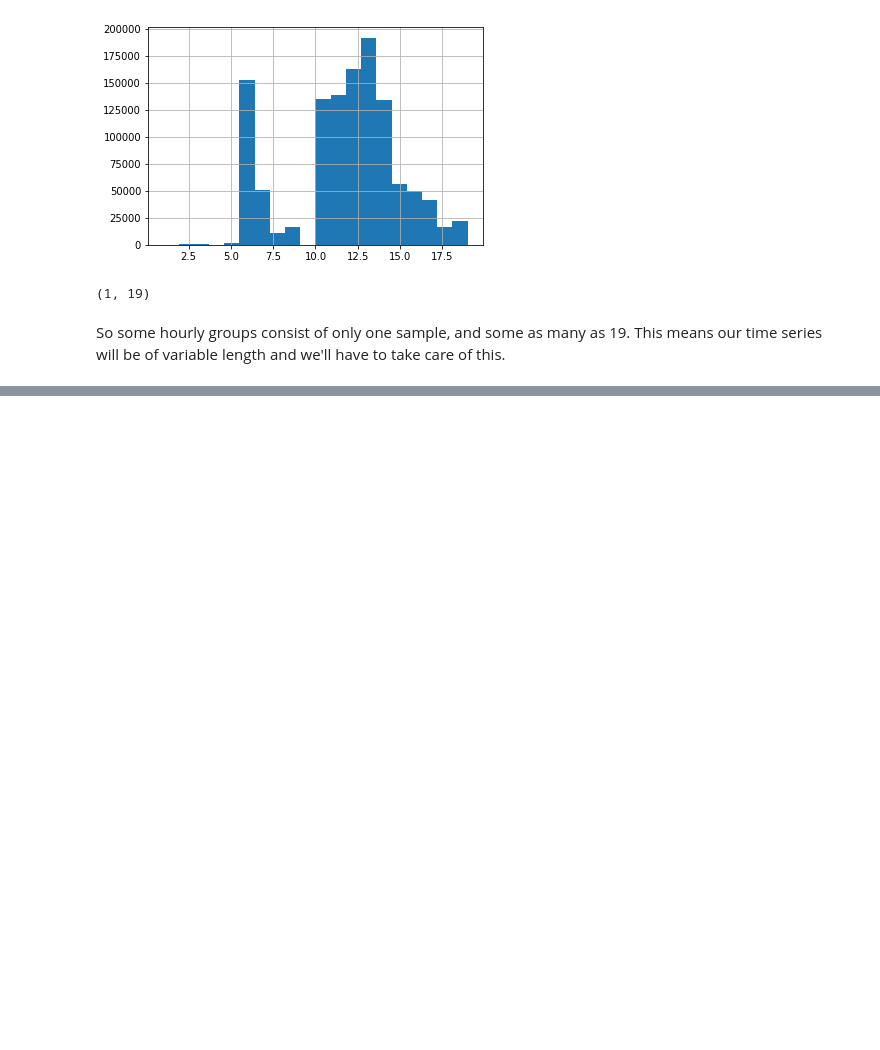
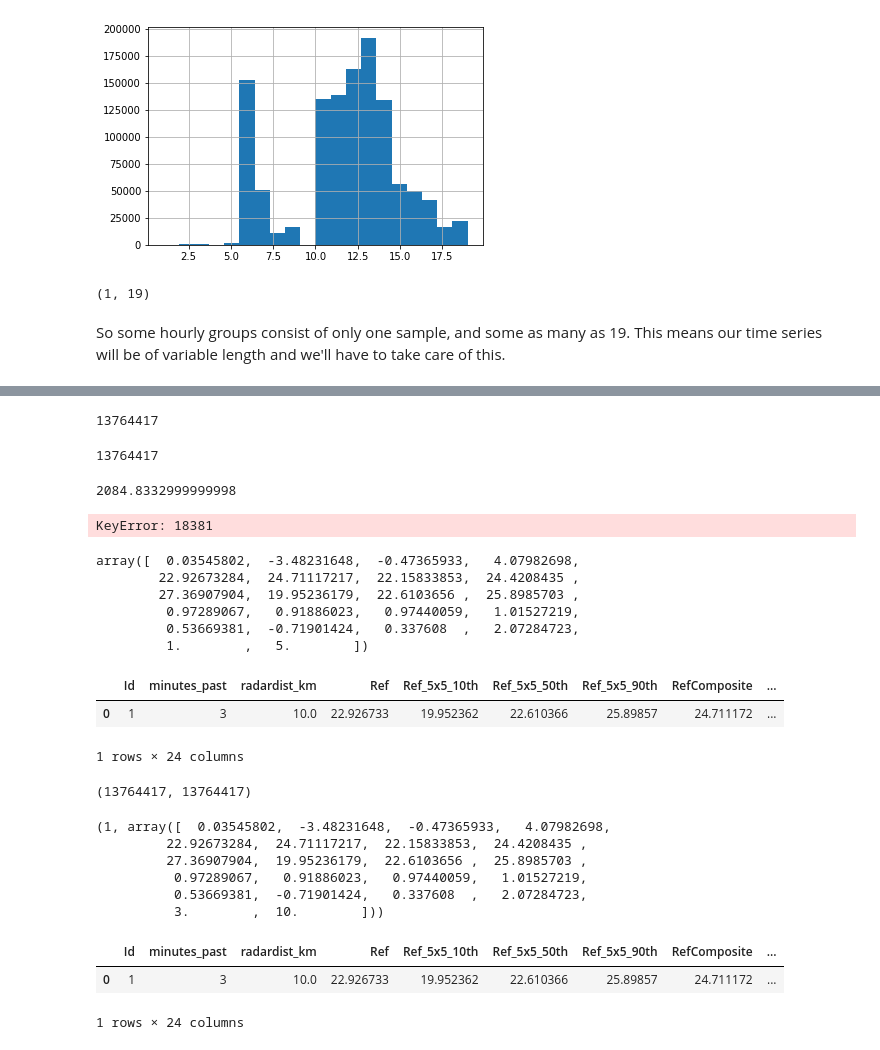
Before and after one commit to haerfest/handson-ml, a Jupyter notebook: Kaggle - How Much Did It Rain II/Kaggle - How Much Did It Rain II.ipynb, the cells around one changed output, grey strips where cells are left out. Drawn from its saved outputs; the diff is of its cells as text; code cells hidden in the pictures; blank space fills up the shorter version.

```diff
--- a/Kaggle - How Much Did It Rain II/Kaggle - How Much Did It Rain II.ipynb
+++ b/Kaggle - How Much Did It Rain II/Kaggle - How Much Did It Rain II.ipynb
@@ -240,0 +389,31 @@ So some hourly groups consist of only one sample, and some as many as 19. This m
+# %%
+len(batcher._labels)
+# %% [output]
+13764417
+# %%
+len(batcher._features)
+# %% [output]
+13764417
+# %%
+batcher._labels[18380]
+# %% [output]
+2084.8332999999998
+# %%
+batcher._labels[18381]
+# %% [output]
+KeyError: 18381
+# %%
+batcher._features[18381]
+# %% [output]
+array([  0.03545802,  -3.48231648,  -0.47365933,   4.07982698,
+        22.92673284,  24.71117217,  22.15833853,  24.4208435 ,
+        27.36907904,  19.95236179,  22.6103656 ,  25.8985703 ,
+         0.97289067,   0.91886023,   0.97440059,   1.01527219,
+         0.53669381,  -0.71901424,   0.337608  ,   2.07284723,
+         1.        ,   5.        ])
+# %%
+df[:1]
+# %% [output]
+|  | Id | minutes_past | radardist_km | Ref | Ref_5x5_10th | Ref_5x5_50th | Ref_5x5_90th | RefComposite | ... |
+| 0 | 1 | 3 | 10.0 | 22.926733 | 19.952362 | 22.610366 | 25.89857 | 24.711172 | ... |
+1 rows × 24 columns
@@ -240,0 +423,19 @@ So some hourly groups consist of only one sample, and some as many as 19. This m
+# %%
+len(d1), len(d2)
+# %% [output]
+(13764417, 13764417)
+# %%
+d1[0], d2[0]
+# %% [output]
+(1, array([  0.03545802,  -3.48231648,  -0.47365933,   4.07982698,
+         22.92673284,  24.71117217,  22.15833853,  24.4208435 ,
+         27.36907904,  19.95236179,  22.6103656 ,  25.8985703 ,
+          0.97289067,   0.91886023,   0.97440059,   1.01527219,
+          0.53669381,  -0.71901424,   0.337608  ,   2.07284723,
+          3.        ,  10.        ]))
+# %%
+df[:1]
+# %% [output]
+|  | Id | minutes_past | radardist_km | Ref | Ref_5x5_10th | Ref_5x5_50th | Ref_5x5_90th | RefComposite | ... |
+| 0 | 1 | 3 | 10.0 | 22.926733 | 19.952362 | 22.610366 | 25.89857 | 24.711172 | ... |
+1 rows × 24 columns
```
Also changed, not shown: parts of 24 cells of this notebook.
